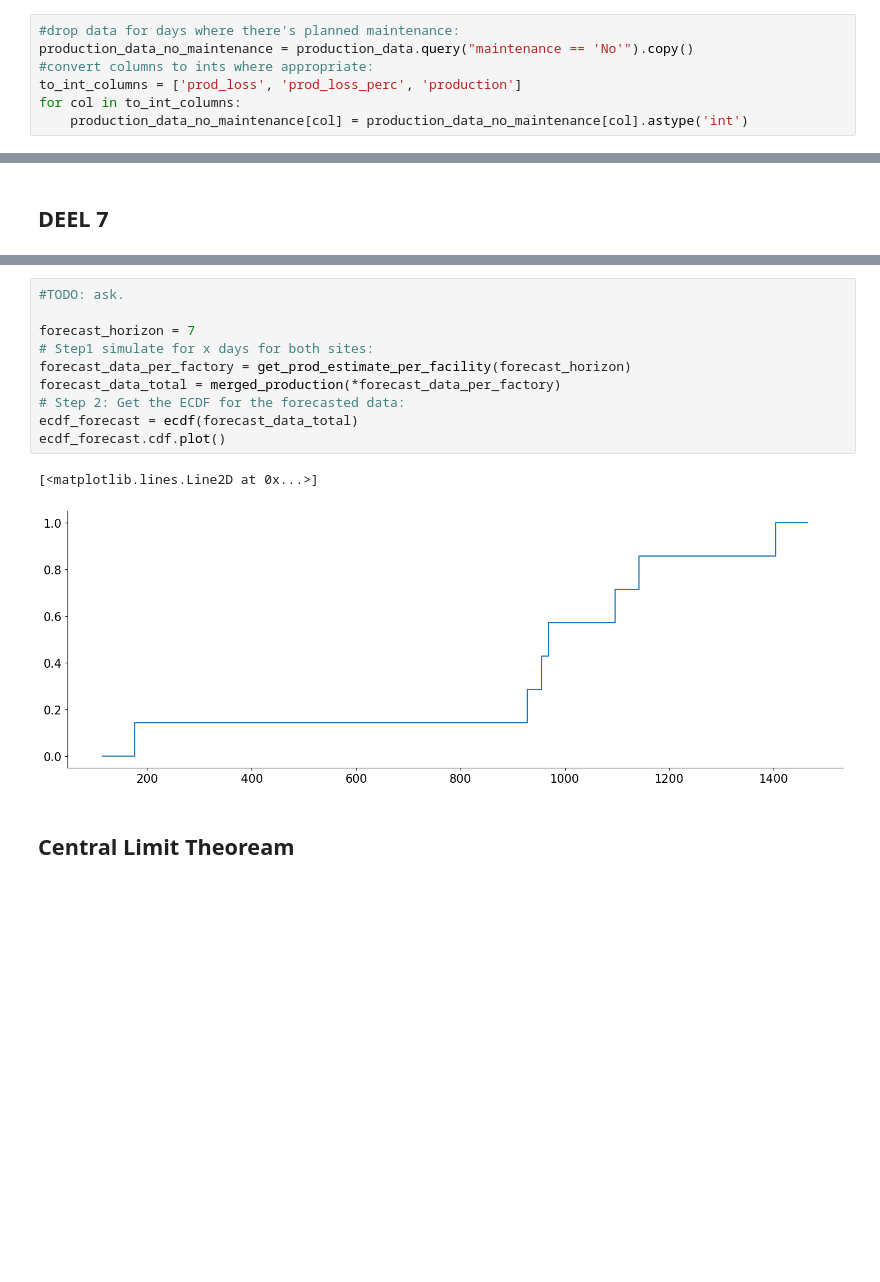
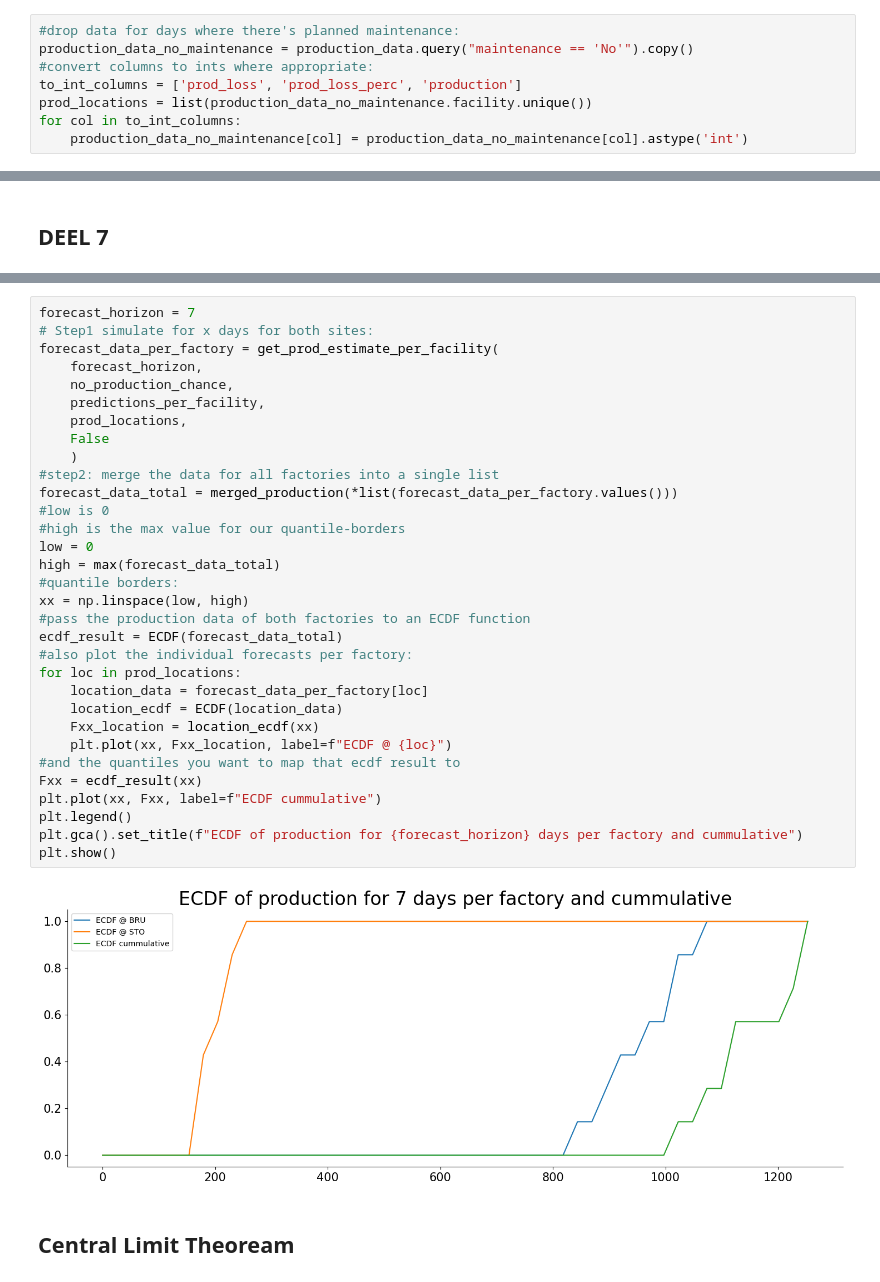
Before and after one commit to Frederic-P/evaluatie-statiestiek, a Jupyter notebook: notebooks/notebook.ipynb, the cells around one changed output, grey strips where cells are left out. Drawn from its saved outputs; the diff is of its cells as text; blank space fills up the shorter version.

```diff
--- a/notebooks/notebook.ipynb
+++ b/notebooks/notebook.ipynb
@@ -73,6 +74,7 @@ preflightchecks(production_data)
 production_data_no_maintenance = production_data.query("maintenance == 'No'").copy()
 #convert columns to ints where appropriate:
 to_int_columns = ['prod_loss', 'prod_loss_perc', 'production']
+prod_locations = list(production_data_no_maintenance.facility.unique())
 for col in to_int_columns:
     production_data_no_maintenance[col] = production_data_no_maintenance[col].astype('int')
 # %%
@@ -216,16 +176,37 @@ plt.plot(xx, Fxx)
-# %%
-#TODO: ask.
-
-forecast_horizon = 7
-# Step1 simulate for x days for both sites:
-forecast_data_per_factory = get_prod_estimate_per_facility(forecast_horizon)
-forecast_data_total = merged_production(*forecast_data_per_factory)
-# Step 2: Get the ECDF for the forecasted data:
-ecdf_forecast = ecdf(forecast_data_total)
-ecdf_forecast.cdf.plot()
-# %% [output]
-[<matplotlib.lines.Line2D at 0x...>]
-[figure, removed]
+# %%
+forecast_horizon = 7
+# Step1 simulate for x days for both sites:
+forecast_data_per_factory = get_prod_estimate_per_facility(
+    forecast_horizon,
+    no_production_chance,
+    predictions_per_facility,
+    prod_locations,
+    False
+    )
+#step2: merge the data for all factories into a single list
+forecast_data_total = merged_production(*list(forecast_data_per_factory.values()))
+#low is 0
+#high is the max value for our quantile-borders
+low = 0
+high = max(forecast_data_total)
+#quantile borders:
+xx = np.linspace(low, high)
+#pass the production data of both factories to an ECDF function
+ecdf_result = ECDF(forecast_data_total)
+#also plot the individual forecasts per factory:
+for loc in prod_locations:
+    location_data = forecast_data_per_factory[loc]
+    location_ecdf = ECDF(location_data)
+    Fxx_location = location_ecdf(xx)
+    plt.plot(xx, Fxx_location, label=f"ECDF @ {loc}")
+#and the quantiles you want to map that ecdf result to
+Fxx = ecdf_result(xx)
+plt.plot(xx, Fxx, label=f"ECDF cummulative")
+plt.legend()
+plt.gca().set_title(f"ECDF of production for {forecast_horizon} days per factory and cummulative")
+plt.show()
+# %% [output]
+[figure, added]
 # %% [markdown]
 ## Central Limit Theoream
 # %% [markdown]
```
Also changed, not shown: parts of 24 cells of this notebook, 2 other files.
